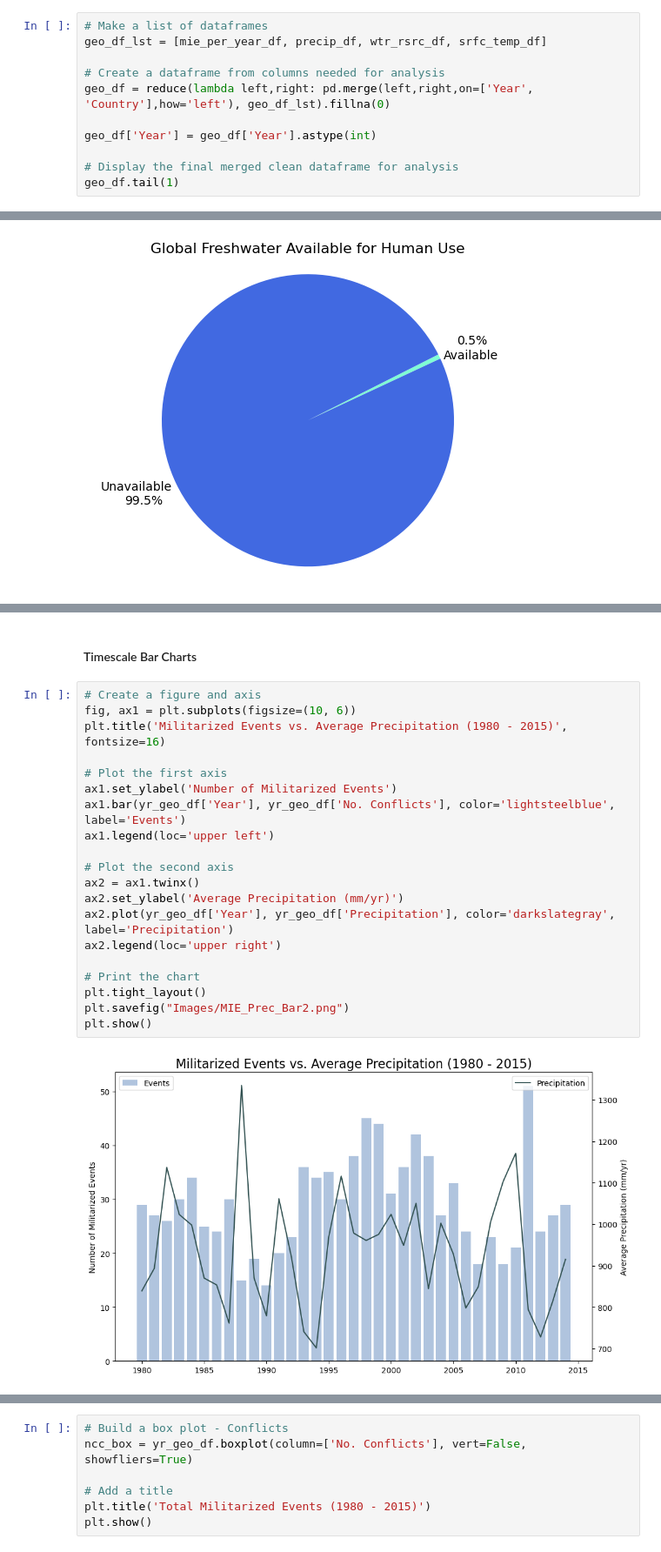
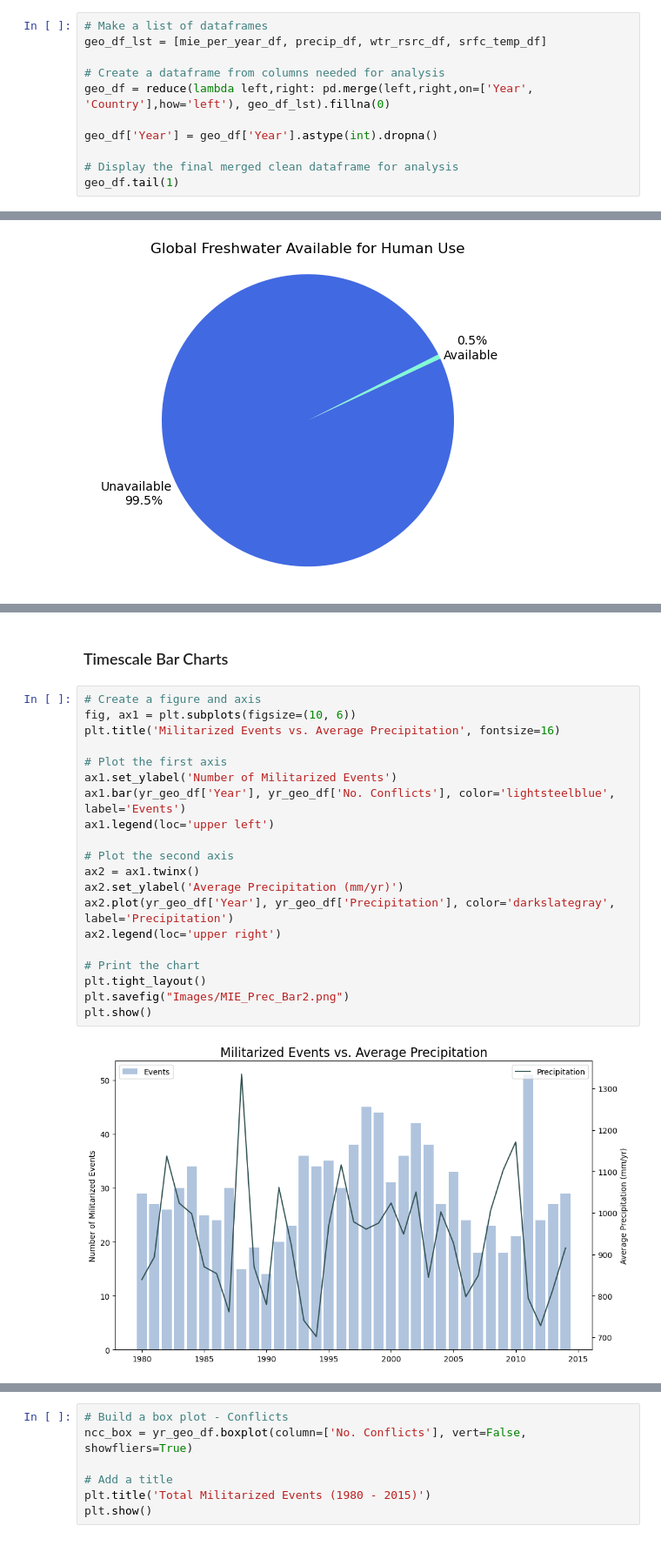
Before and after one commit to msmith150/Water-Conflict-Analysis, a Jupyter notebook: Project1_Task4_GeoFactors.ipynb, the cells around one changed output, grey strips where cells are left out. Shown at 87% size. Drawn from its saved outputs; the diff is of its cells as text.

```diff
--- a/Project1_Task4_GeoFactors.ipynb
+++ b/Project1_Task4_GeoFactors.ipynb
@@ -415,7 +417,7 @@ geo_df_lst = [mie_per_year_df, precip_df, wtr_rsrc_df, srfc_temp_df]
 # Create a dataframe from columns needed for analysis
 geo_df = reduce(lambda left,right: pd.merge(left,right,on=['Year', 'Country'],how='left'), geo_df_lst).fillna(0)
 
-geo_df['Year'] = geo_df['Year'].astype(int)
+geo_df['Year'] = geo_df['Year'].astype(int).dropna()
 
 # Display the final merged clean dataframe for analysis
 geo_df.tail(1)
@@ -817,27 +836,27 @@ plt.show()
 # %% [markdown]
-#### Timescale Bar Charts
+### Timescale Bar Charts
 # %%
 # Create a figure and axis
 fig, ax1 = plt.subplots(figsize=(10, 6))
-plt.title('Militarized Events vs. Average Precipitation (1980 - 2015)', fontsize=16)
+plt.title('Militarized Events vs. Average Precipitation', fontsize=16)
 
 # Plot the first axis
 ax1.set_ylabel('Number of Militarized Events')
 ax1.bar(yr_geo_df['Year'], yr_geo_df['No. Conflicts'], color='lightsteelblue', label='Events')
 ax1.legend(loc='upper left')
 
 # Plot the second axis
 ax2 = ax1.twinx()
 ax2.set_ylabel('Average Precipitation (mm/yr)')
 ax2.plot(yr_geo_df['Year'], yr_geo_df['Precipitation'], color='darkslategray', label='Precipitation')
 ax2.legend(loc='upper right')
 
 # Print the chart
 plt.tight_layout()
 plt.savefig("Images/MIE_Prec_Bar2.png")
 plt.show()
 # %% [output]
-[figure, old version]
+[figure, new version]
 # %%
 # Create a figure and axis
 fig, ax1 = plt.subplots(figsize=(10, 6))
```
Also changed, not shown: parts of 28 cells of this notebook, 16 other files.
